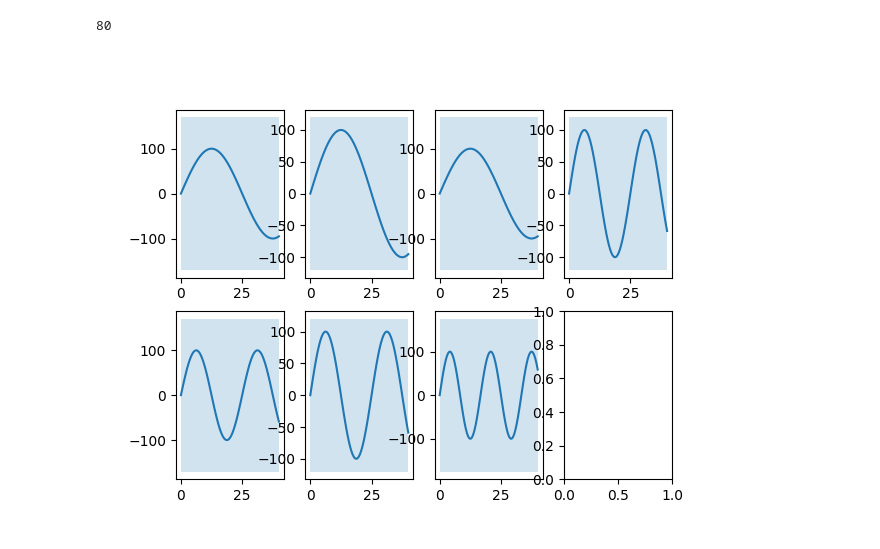
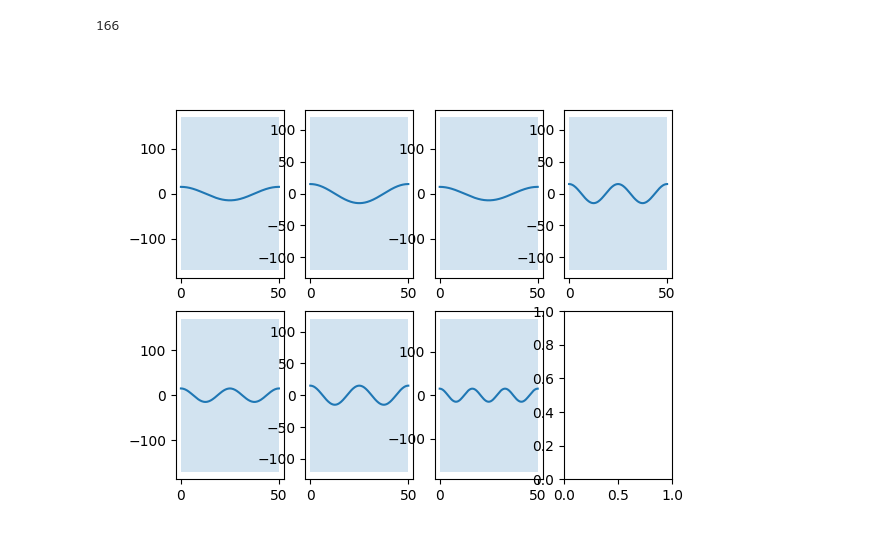
Before and after one commit to arminwessel/kident2, a Jupyter notebook: src/trajectories.ipynb, the cells around one changed output. Saved outputs shown, nothing was run; the diff lists cells and outputs as text; code cells hidden in the pictures.

Commit message:
generate trajectory that is symmetric

```diff
--- a/src/trajectories.ipynb
+++ b/src/trajectories.ipynb
@@ -53,7 +53,7 @@ def generate_sine_trajectory(a, T, timestep, freqs, freq_scaler = 1):
             print("Shannon! You're trying to represent a {} Hz signal with {} Hz timing".format(f,f_s))
             break
         x = np.linspace(0,T*f*2*np.pi,traj_len)
-        qs[joint,:] = a*np.sin(x)
+        qs[joint,:] = a*np.cos(x)
     return qs,t
 # %%
 def plot_with_joint_limits(joints, time):
@@ -64,10 +64,10 @@ def plot_with_joint_limits(joints, time):
     plt.show()
 # %%
 %matplotlib widget
-qs,x=generate_sine_trajectory(100,40,0.5,[1, 1, 1, 2, 2, 2, 3], 2/100)
+qs,x=generate_sine_trajectory(15,50,0.3,[1, 1, 1, 2, 2, 2, 3], 2/100)
 df = pd.DataFrame(qs/180*np.pi)
 df.to_csv("traj.csv")
 plot_with_joint_limits(qs, x)
 # %% [output]
-80
+166
-[figure, old version]
+[figure, new version]
```
Also changed, not shown: 1 other file.
